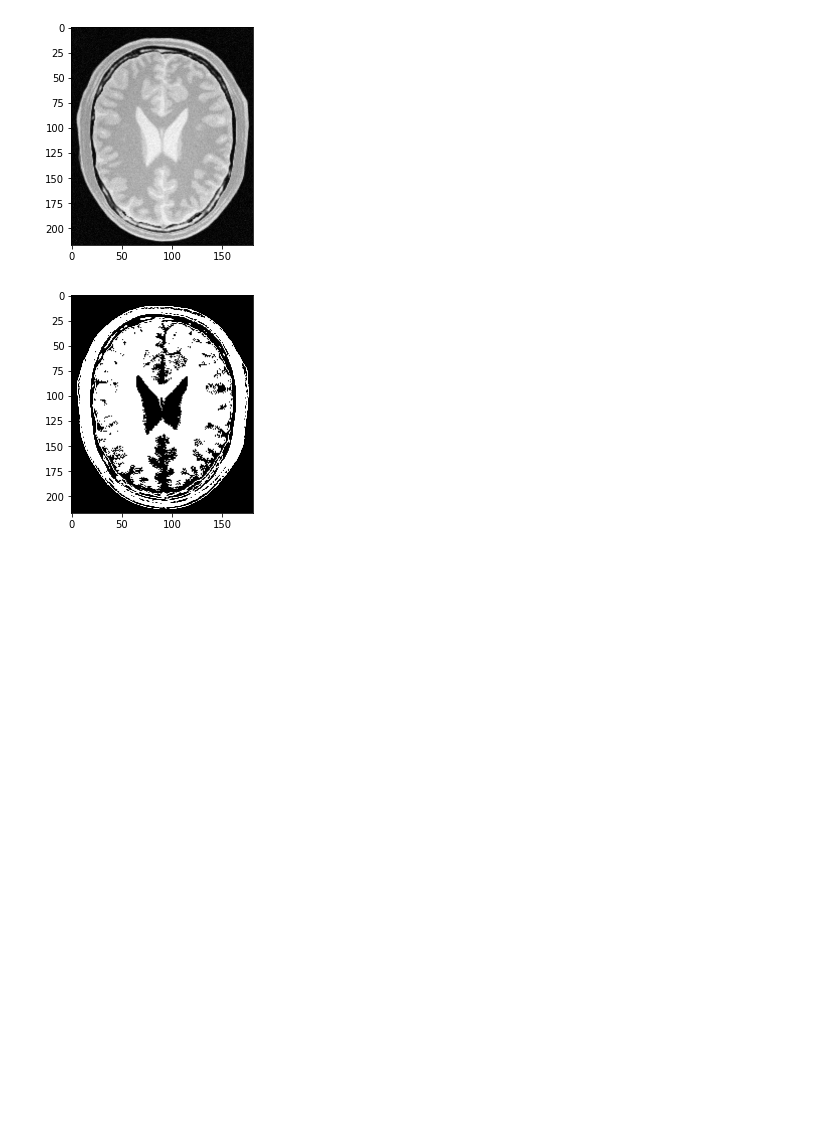
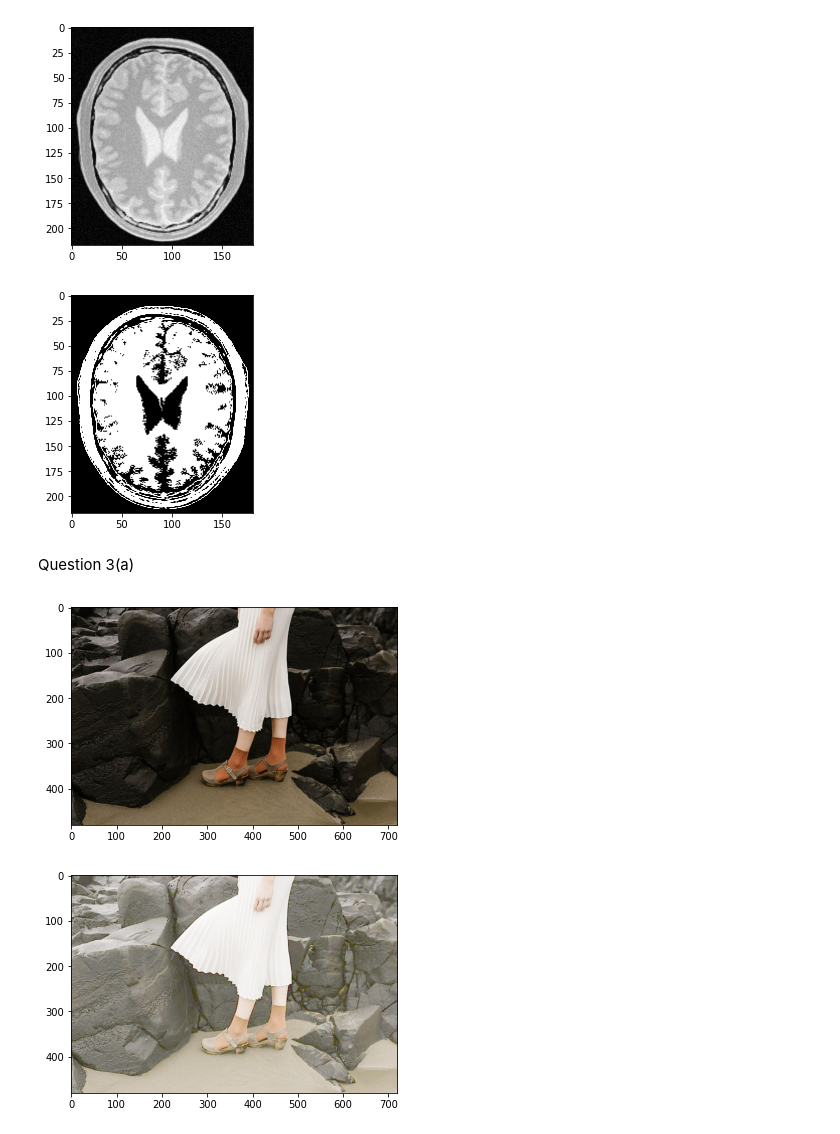
Before and after one commit to Dinuka-1999/Assignment, a Jupyter notebook: Assignment-1.ipynb, the cells around one changed output. Cells and saved outputs as stored; diff of their text form; code cells hidden in the pictures; blank space fills up the shorter version.

Commit message:
updated with the answer for Question3

```diff
--- a/Assignment-1.ipynb
+++ b/Assignment-1.ipynb
@@ -64,3 +73,19 @@ plt.show()
 [figure]
 [figure]
 [figure]
+# %% [markdown]
+Question 3(a)
+# %%
+gamma_img=cv.imread('highlights_and_shadows.jpg',cv.IMREAD_COLOR)
+assert gamma_img is not None
+gamma=0.3
+t=np.array([(p/255)**gamma*255 for p in range(0,256)]).astype(np.uint8)
+assert len(t)==256
+new_gamma_img=cv.LUT(gamma_img,t)
+plt.imshow(cv.cvtColor(gamma_img,cv.COLOR_BGR2RGB))
+plt.show()
+plt.imshow(cv.cvtColor(new_gamma_img,cv.COLOR_BGR2RGB))
+plt.show()
+# %% [output]
+[figure, added]
+[figure, added]
```
Also changed, not shown: parts of 6 cells of this notebook.
